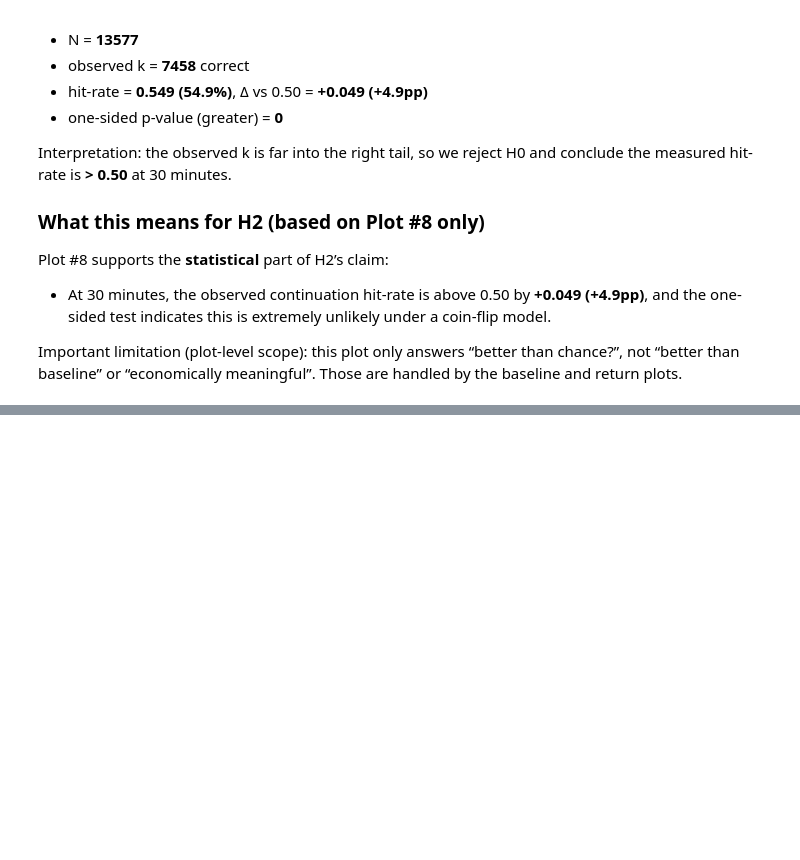
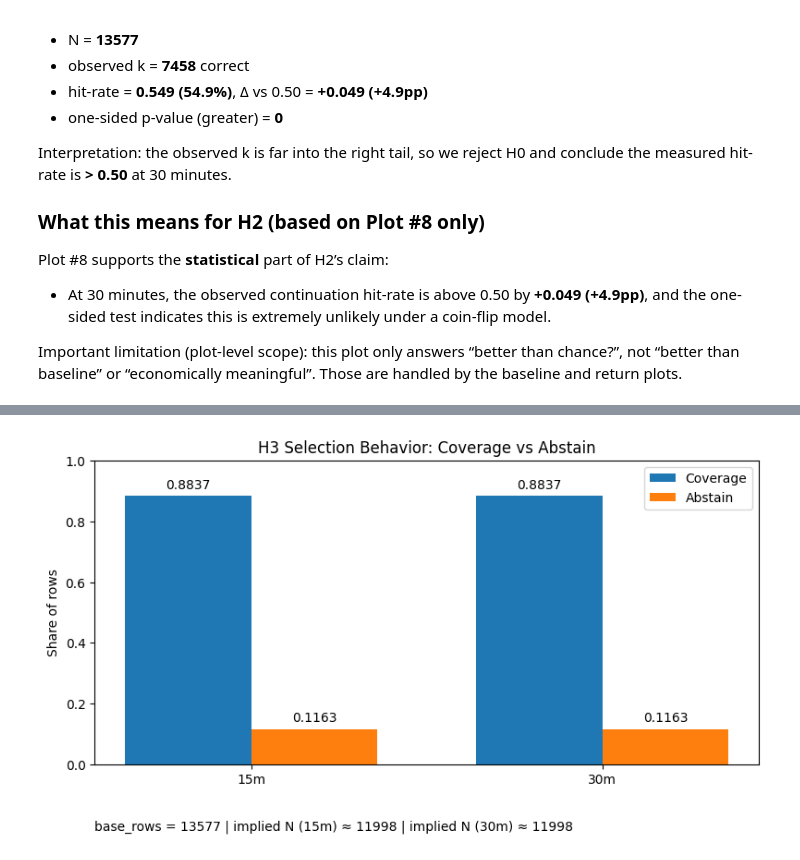
Before and after one commit to cankaradogann/DSA210-Project-Can-Karadogan, a Jupyter notebook: notebooks/08_hypothesis_tests.ipynb, the cells around one changed output, grey strips where cells are left out. Drawn from its saved outputs; the diff is of its cells as text; code cells hidden in the pictures; blank space fills up the shorter version.

```diff
--- a/notebooks/08_hypothesis_tests.ipynb
+++ b/notebooks/08_hypothesis_tests.ipynb
@@ -3880,0 +4000,15 @@ Only if these difference CIs are **clearly** above 0 (for hits and/or returns) c
+# %%
+# Inputting our .json file into the system
+
+PROJECT_ROOT = Path("..").resolve()
+JSONFILE = PROJECT_ROOT / "reports"
+
+METRICS_FILE = JSONFILE / "H3_metrics.json"
+
+# Load JSON into a Python dict
+with open(METRICS_FILE, "r", encoding="utf-8") as f:
+    h3 = json.load(f)
+
+# Quick sanity peek
+print("Loaded keys:", list(h3.keys()))
+print("Example block (overall_15):", h3.get("overall_15", None))
@@ -3880,0 +4018,78 @@ Only if these difference CIs are **clearly** above 0 (for hits and/or returns) c
+# %%
+import matplotlib.pyplot as plt
+
+cov = h3.get("coverage_abstain", {})
+if not cov:
+    raise KeyError("h3['coverage_abstain'] bloğu bulunamadı. JSON key'lerini kontrol et.")
+
+coverage_15 = float(cov["coverage_15"])
+coverage_30 = float(cov["coverage_30"])
+abstain_15  = float(cov["abstain_15"])
+abstain_30  = float(cov["abstain_30"])
+
+base_rows = None
+for k, v in cov.items():
+    if isinstance(k, str) and k.startswith("base_rows"):
+        try:
+            base_rows = int(v)
+        except Exception:
+            base_rows = v
+        break
+
+# Sanity: coverage + abstain ≈ 1
+# checking our data is actually true
+def _warn_if_not_close(name, val, target=1.0, tol=1e-3):
+    if abs(val - target) > tol:
+        print(f"Warning: {name} = {val:.6f} (expected ~{target})")
+
+_warn_if_not_close("coverage_15 + abstain_15", coverage_15 + abstain_15)
+_warn_if_not_close("coverage_30 + abstain_30", coverage_30 + abstain_30)
+
+# Plot
+horizons = ["15m", "30m"]
+x = [0, 1]
+width = 0.36
+
+fig = plt.figure(figsize=(8, 4.6))
+ax = plt.gca()
+
+bars_cov = ax.bar([xi - width/2 for xi in x], [coverage_15, coverage_30], width, label="Coverage")
+bars_abs = ax.bar([xi + width/2 for xi in x], [abstain_15, abstain_30], width, label="Abstain")
+
+ax.set_xticks(x)
+ax.set_xticklabels(horizons)
+ax.set_ylim(0, 1.0)
+ax.set_ylabel("Share of rows")
+ax.set_title("H3 Selection Behavior: Coverage vs Abstain")
+
+# Annotate
+def _annotate(bars):
+    for b in bars:
+        h = b.get_height()
+        ax.text(
+            b.get_x() + b.get_width()/2,
+            h + 0.015,
+            f"{h:.4f}",
+            ha="center",
+            va="bottom",
+            fontsize=10
+        )
+
+_annotate(bars_cov)
+_annotate(bars_abs)
+
+# Footnote with base_rows and implied N
+if base_rows is not None:
+    try:
+        implied_N_15 = int(round(float(base_rows) * coverage_15))
+        implied_N_30 = int(round(float(base_rows) * coverage_30))
+        foot = f"base_rows = {base_rows} | implied N (15m) ≈ {implied_N_15} | implied N (30m) ≈ {implied_N_30}"
+        ax.text(0.0, -0.18, foot, transform=ax.transAxes, ha="left", va="top", fontsize=10)
+    except Exception:
+        ax.text(0.0, -0.18, f"base_rows = {base_rows}", transform=ax.transAxes, ha="left", va="top", fontsize=10)
+
+ax.legend()
+plt.tight_layout()
+plt.show()
+# %% [output]
+[figure, added]
```
Also changed, not shown: parts of 11 cells of this notebook.
